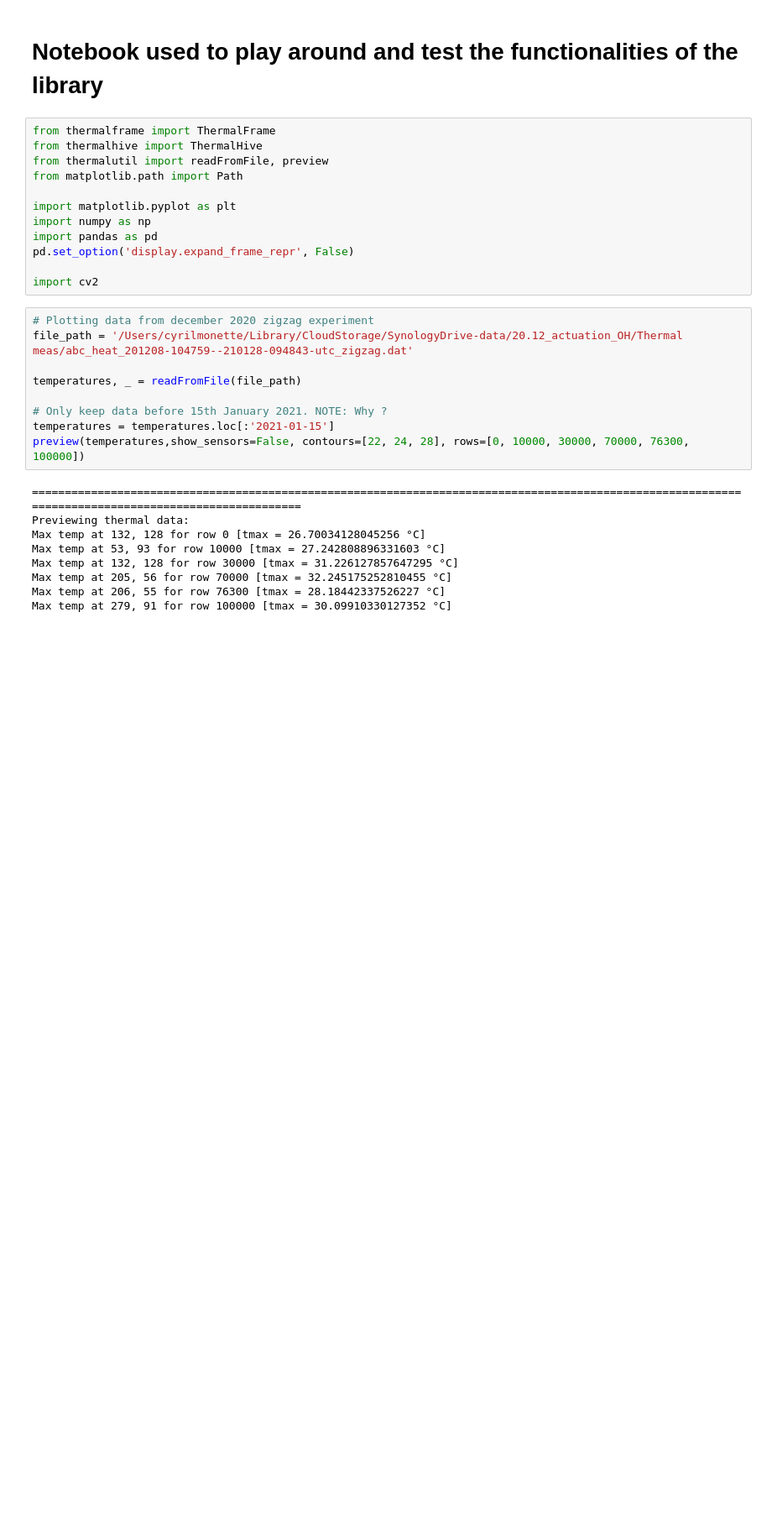
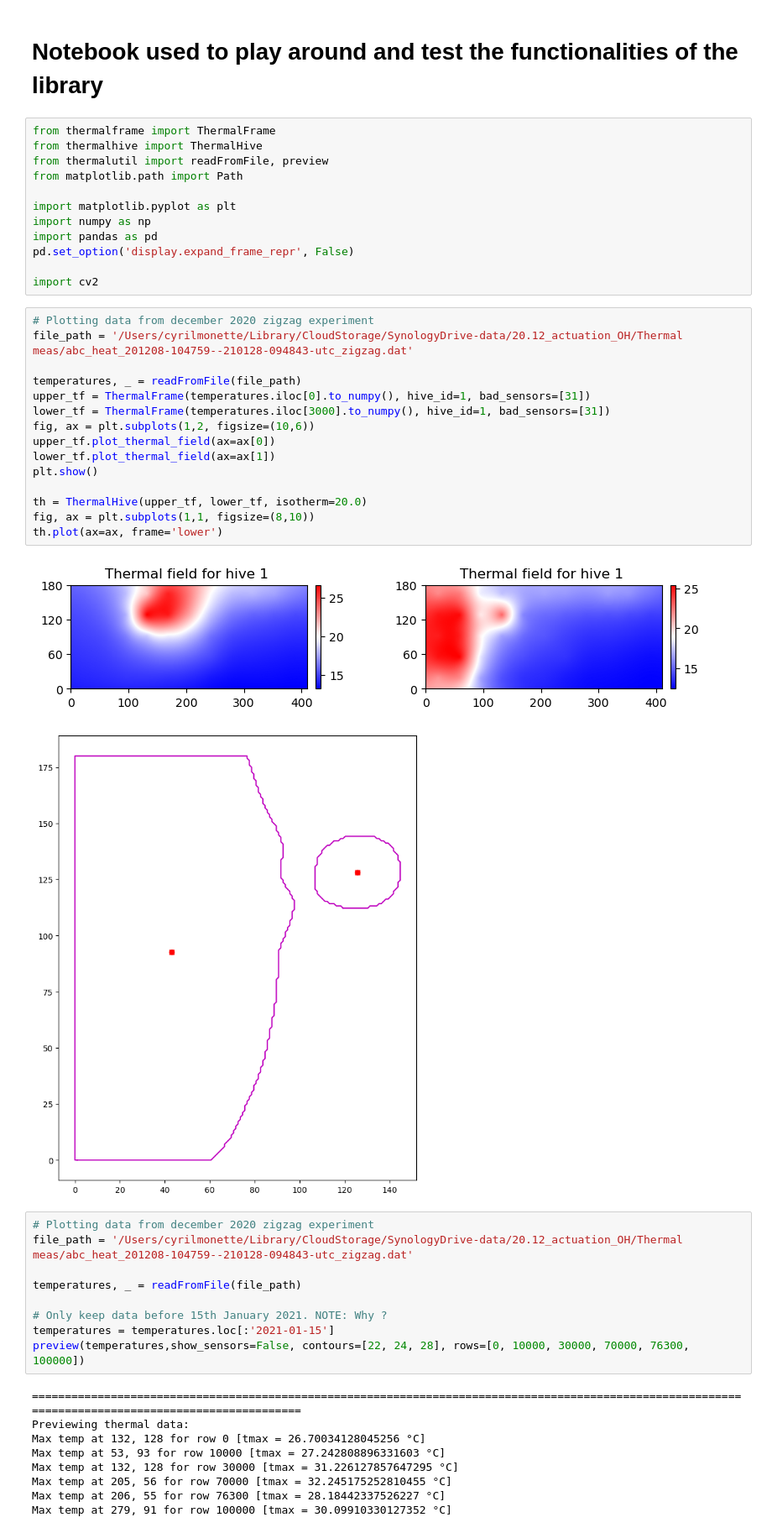
Before and after one commit to epfl-mobots/ABCThermalPlots, a Jupyter notebook: sandbox.ipynb, the cells around one changed output. Shown at 84% size. Saved outputs shown, nothing was run; the diff lists cells and outputs as text; blank space fills up the shorter version.

```diff
--- a/sandbox.ipynb
+++ b/sandbox.ipynb
@@ -12,6 +12,24 @@ import pandas as pd
 pd.set_option('display.expand_frame_repr', False)
 
 import cv2
+# %%
+# Plotting data from december 2020 zigzag experiment
+file_path = '/Users/cyrilmonette/Library/CloudStorage/SynologyDrive-data/20.12_actuation_OH/Thermal meas/abc_heat_201208-104759--210128-094843-utc_zigzag.dat'
+
+temperatures, _ = readFromFile(file_path)
+upper_tf = ThermalFrame(temperatures.iloc[0].to_numpy(), hive_id=1, bad_sensors=[31])
+lower_tf = ThermalFrame(temperatures.iloc[3000].to_numpy(), hive_id=1, bad_sensors=[31])
+fig, ax = plt.subplots(1,2, figsize=(10,6))
+upper_tf.plot_thermal_field(ax=ax[0])
+lower_tf.plot_thermal_field(ax=ax[1])
+plt.show()
+
+th = ThermalHive(upper_tf, lower_tf, isotherm=20.0)
+fig, ax = plt.subplots(1,1, figsize=(8,10))
+th.plot(ax=ax, frame='lower')
+# %% [output]
+[figure, added]
+[figure, added]
 # %%
 # Plotting data from december 2020 zigzag experiment
 file_path = '/Users/cyrilmonette/Library/CloudStorage/SynologyDrive-data/20.12_actuation_OH/Thermal meas/abc_heat_201208-104759--210128-094843-utc_zigzag.dat'
```
Also changed, not shown: 2 other files.
